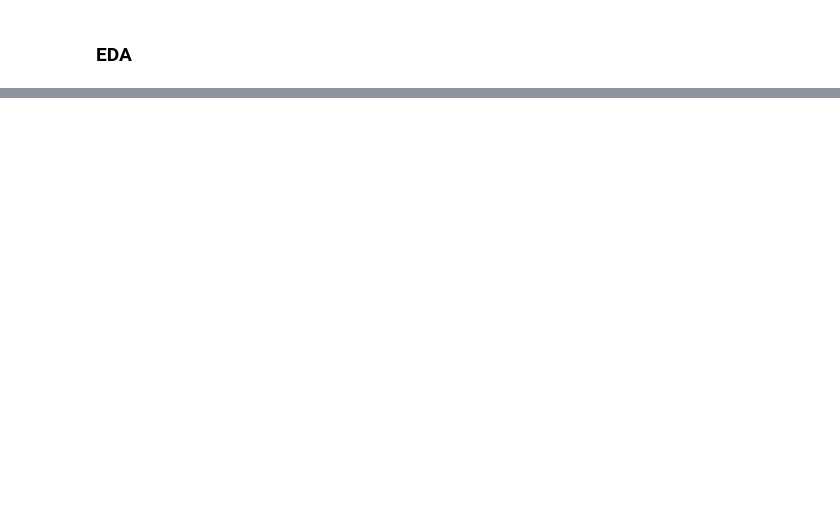
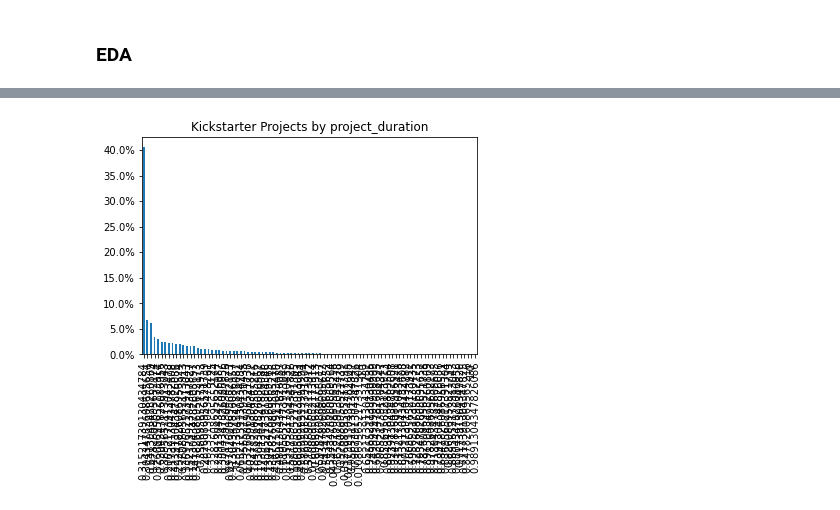
Before and after one commit to EcholotFisher/nf_2nd_project_aj_kickstarter, a Jupyter notebook: EDA.ipynb, the cells around one changed output, grey strips where cells are left out. Drawn from its saved outputs; the diff is of its cells as text; code cells hidden in the pictures; blank space fills up the shorter version.

```diff
--- a/EDA.ipynb
+++ b/EDA.ipynb
@@ -438,0 +469,14 @@ display(df.head(n = 3))
+# %%
+from matplotlib.ticker import PercentFormatter
+
+#Kickstarter projects by ...
+def percent_plot(df, title):
+    '''
+    INPUT: df- data of which to graph distribution
+            title- graph title
+    OUTPUT: Distribution of Data by Percentage Points
+    '''
+    ax = df.plot(kind='bar')
+    plt.title(title)
+    ax.yaxis.set_major_formatter(PercentFormatter())
+    plt.show();
@@ -438,0 +487,5 @@ display(df.head(n = 3))
+# %%
+#Kickstarter Projects by project_duration
+percent_plot((df.project_duration.value_counts()/df.shape[0]*100), "Kickstarter Projects by project_duration")
+# %% [output]
+[figure, added]
```
Also changed, not shown: parts of 11 cells of this notebook.
